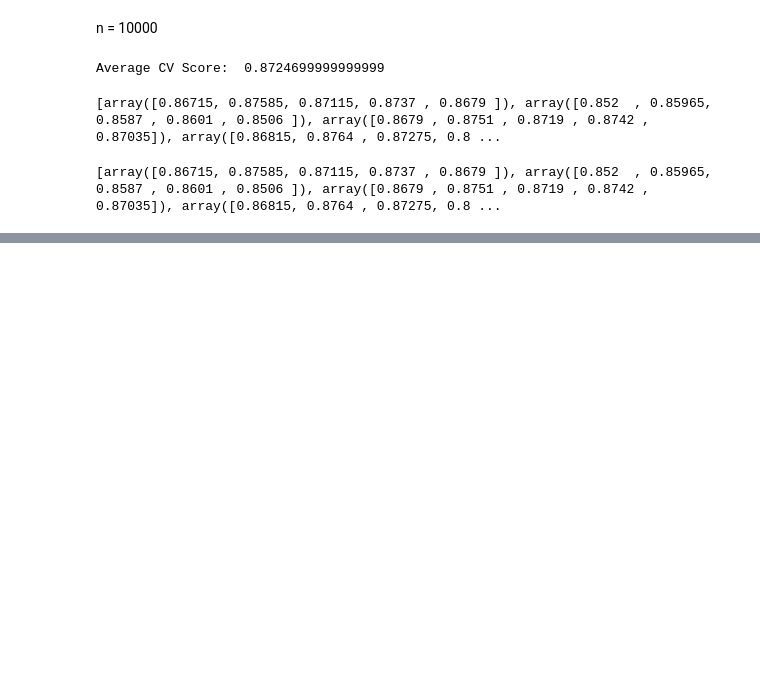
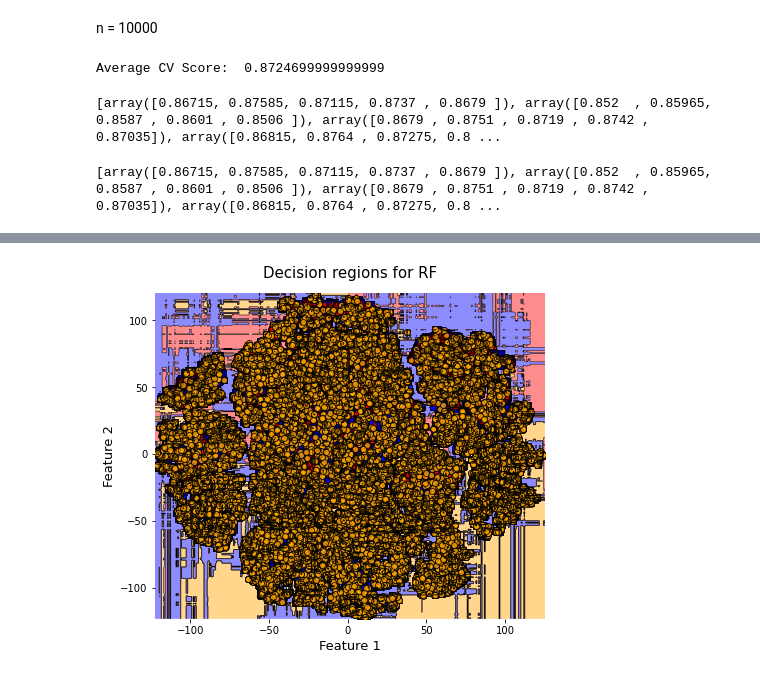
Before and after one commit to mireiaplalis/IML_assignments, a Jupyter notebook: a2/A2.ipynb, the cells around one changed output, grey strips where cells are left out. Saved outputs shown, nothing was run; the diff lists cells and outputs as text; code cells hidden in the pictures; blank space fills up the shorter version.

```diff
--- a/a2/A2.ipynb
+++ b/a2/A2.ipynb
@@ -223,0 +282,4 @@ FileNotFoundError: [Errno 2] No such file or directory: 'results/Logistic_Regres
+# %%
+plot_regions(clf, x_tsne, y_data, 'RF')
+# %% [output]
+[figure, added]
```
Also changed, not shown: parts of 21 cells of this notebook.
